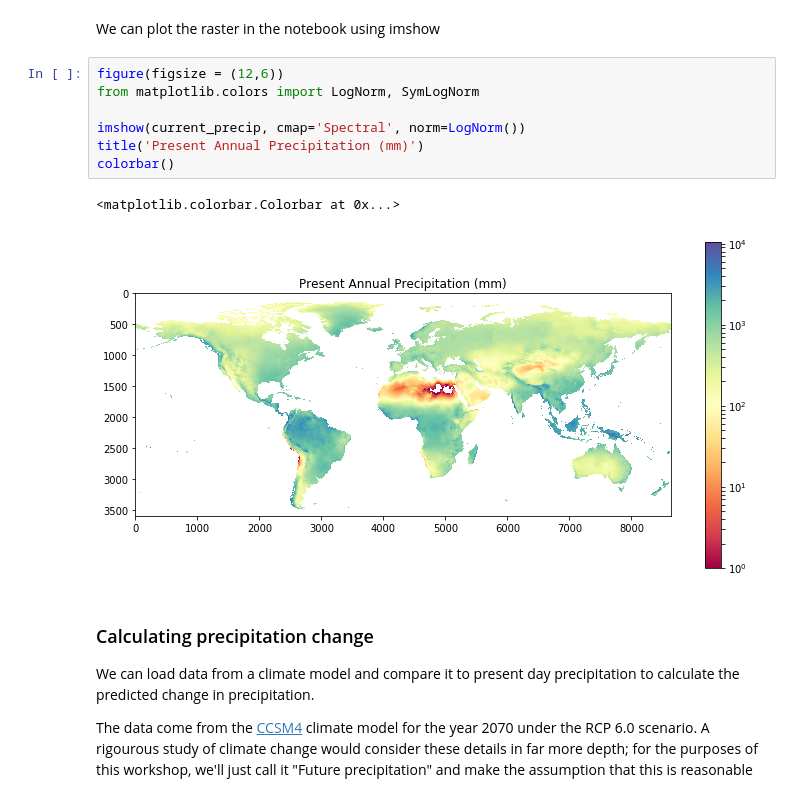
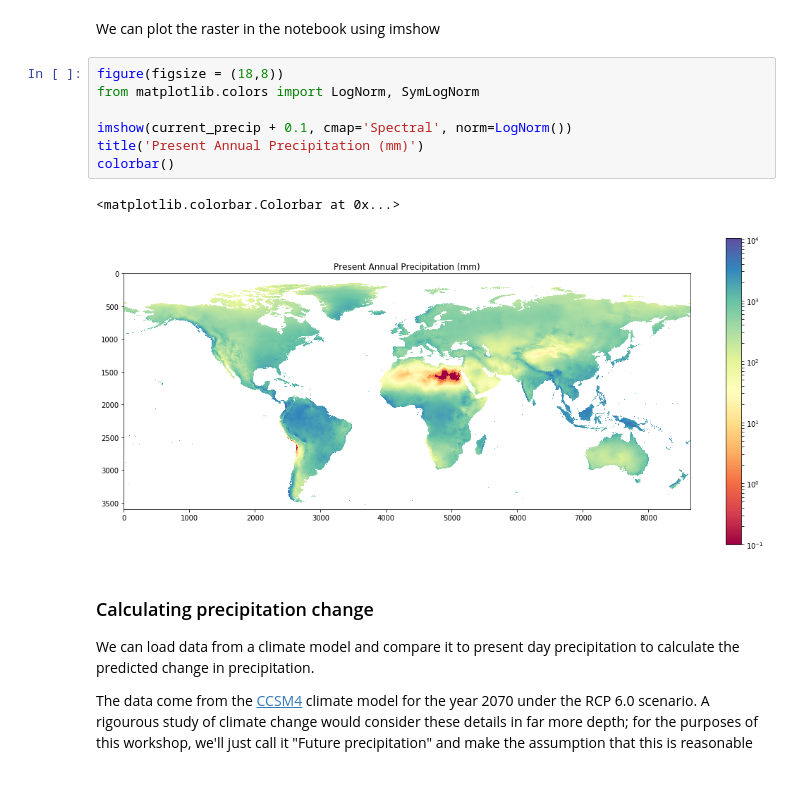
Before and after one commit to perrygeo/notebooks, a Jupyter notebook: Python-Geospatial-Tutorial.ipynb, the cells around one changed output. Cells and saved outputs as stored; diff of their text form.

```diff
--- a/Python-Geospatial-Tutorial.ipynb
+++ b/Python-Geospatial-Tutorial.ipynb
@@ -346,15 +326,15 @@ plt.hist(current_precip_inches.flatten(), bins=40)
 # %% [markdown]
 We can plot the raster in the notebook using imshow
 # %%
-figure(figsize = (12,6))
+figure(figsize = (18,8))
 from matplotlib.colors import LogNorm, SymLogNorm
 
-imshow(current_precip, cmap='Spectral', norm=LogNorm())
+imshow(current_precip + 0.1, cmap='Spectral', norm=LogNorm())
 title('Present Annual Precipitation (mm)')
 colorbar()
 # %% [output]
 <matplotlib.colorbar.Colorbar at 0x...>
-[figure, old version]
+[figure, new version]
 # %% [markdown]
 ### Calculating precipitation change
 
```
Also changed, not shown: parts of 19 cells of this notebook.
